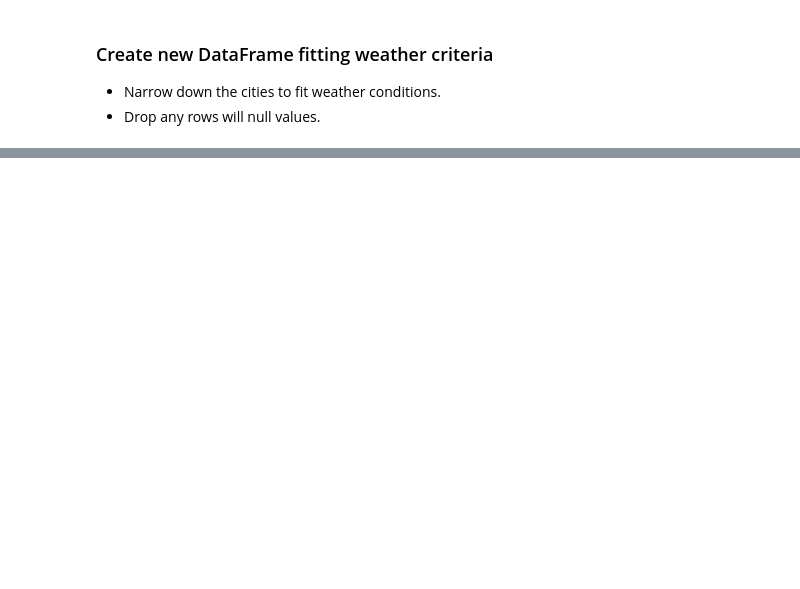
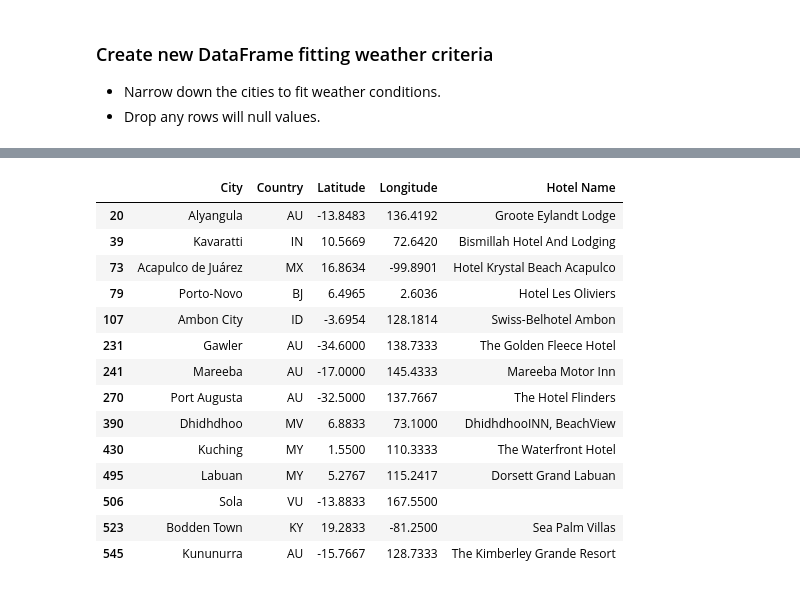
Before and after one commit to mychele-larson/python-api-challenge-2, a Jupyter notebook: VacationPy/Homework_Vacationpy.ipynb, the cells around one changed output, grey strips where cells are left out. Cells and saved outputs as stored; diff of their text form; code cells hidden in the pictures; blank space fills up the shorter version.

```diff
--- a/VacationPy/Homework_Vacationpy.ipynb
+++ b/VacationPy/Homework_Vacationpy.ipynb
@@ -47,0 +135,27 @@ fig
+# %%
+# create base URL for API calls to Google Maps
+base_url = "https://maps.googleapis.com/maps/api/place/nearbysearch/json"
+
+params = {"type": "hotel",
+            "keyword": "hotel",
+            "radius": 5000,
+            "key": g_key}
+
+for index, row in hotel_data.iterrows():
+    lat = row["Latitude"]
+    lng = row["Longitude"]
+    city_name = row["City"]
+
+    params["location"] = f"{lat},{lng}"
+
+    print(f'Retrieving results for Index {index}: {city_name}.')
+    response = requests.get(base_url, params=params).json()
+    results = response['results']
+
+    try:
+        print(f"Closest hotel in {city_name} is {results[0]['name']}.")
+        hotel_df.loc[index, "Hotel Name"] = results[0]['name']
+    except (KeyError, IndexError):
+        print(f'No results found.....')
+
+print(f'------- End of Search ---------')
@@ -47,0 +180,18 @@ fig
+# %%
+hotel_df
+# %% [output]
+|  | City | Country | Latitude | Longitude | Hotel Name |
+| 20 | Alyangula | AU | -13.8483 | 136.4192 | Groote Eylandt Lodge |
+| 39 | Kavaratti | IN | 10.5669 | 72.6420 | Bismillah Hotel And Lodging |
+| 73 | Acapulco de Juárez | MX | 16.8634 | -99.8901 | Hotel Krystal Beach Acapulco |
+| 79 | Porto-Novo | BJ | 6.4965 | 2.6036 | Hotel Les Oliviers |
+| 107 | Ambon City | ID | -3.6954 | 128.1814 | Swiss-Belhotel Ambon |
+| 231 | Gawler | AU | -34.6000 | 138.7333 | The Golden Fleece Hotel |
+| 241 | Mareeba | AU | -17.0000 | 145.4333 | Mareeba Motor Inn |
+| 270 | Port Augusta | AU | -32.5000 | 137.7667 | The Hotel Flinders |
+| 390 | Dhidhdhoo | MV | 6.8833 | 73.1000 | DhidhdhooINN, BeachView |
+| 430 | Kuching | MY | 1.5500 | 110.3333 | The Waterfront Hotel |
+| 495 | Labuan | MY | 5.2767 | 115.2417 | Dorsett Grand Labuan |
+| 506 | Sola | VU | -13.8833 | 167.5500 |  |
+| 523 | Bodden Town | KY | 19.2833 | -81.2500 | Sea Palm Villas |
+| 545 | Kununurra | AU | -15.7667 | 128.7333 | The Kimberley Grande Resort |
```
Also changed, not shown: parts of 9 cells of this notebook.
